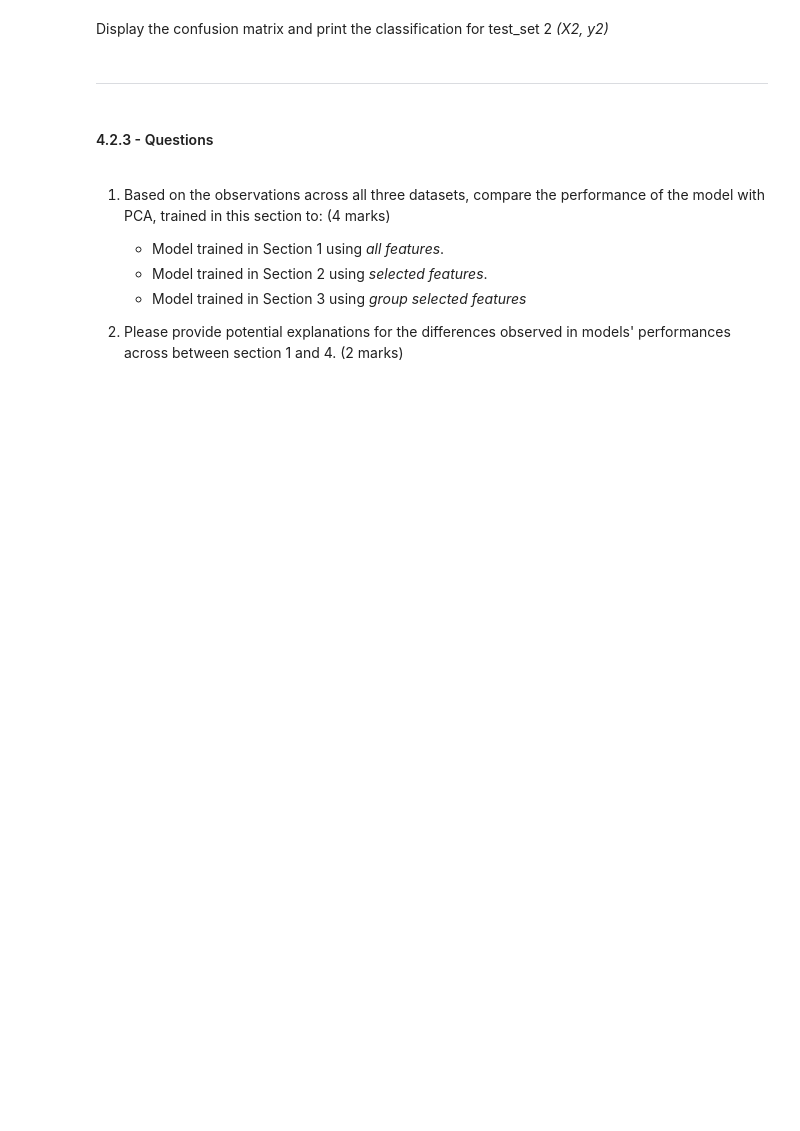
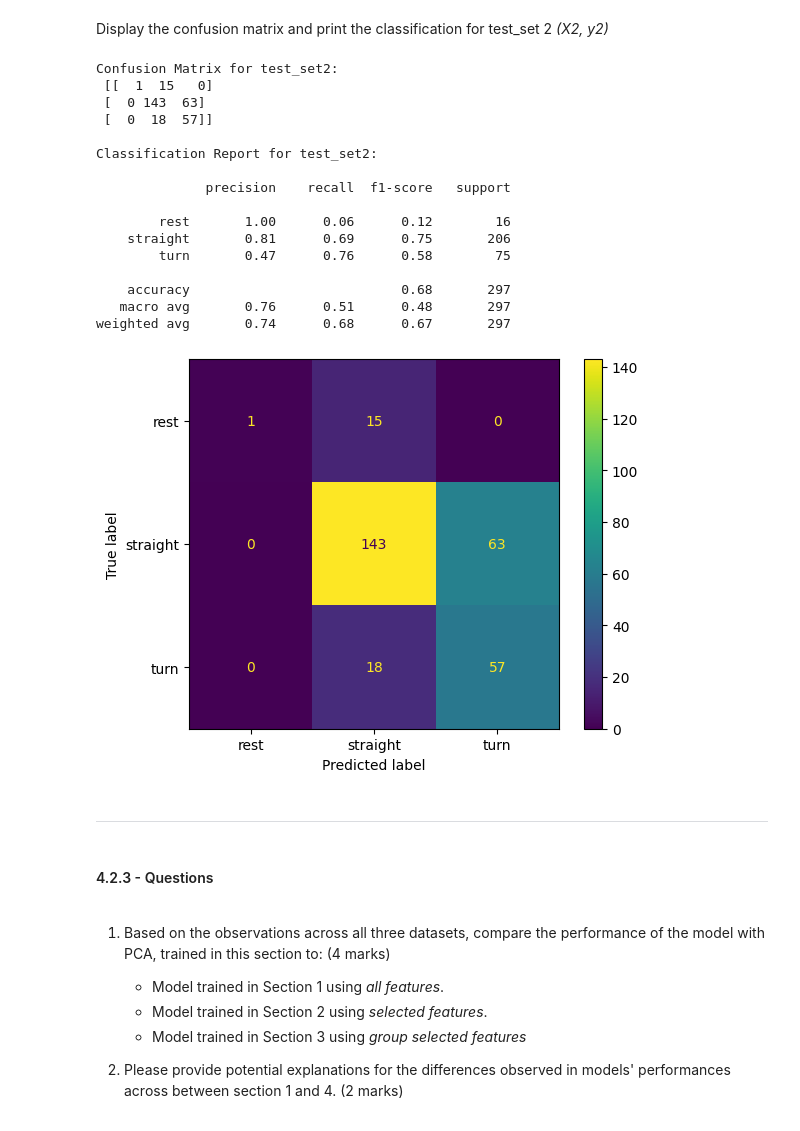
Before and after one commit to Urusha-Bajracharya3950/engg680_2024_fall, a Jupyter notebook: Lab_assignment4/Assignment 4.ipynb, the cells around one changed output. Drawn from its saved outputs; the diff is of its cells as text; code cells hidden in the pictures; blank space fills up the shorter version.

```diff
--- a/Lab_assignment4/Assignment 4.ipynb
+++ b/Lab_assignment4/Assignment 4.ipynb
@@ -1257,6 +1360,31 @@ ___
 Display the confusion matrix and print the classification for test_set 2 *(X2, y2)*
 # %%
 # TODO - Display confusion matrix and print classification report for (X2, y2)
+# %%
+y2_pred = grid.predict(X2)
+conf_matrix2 = confusion_matrix(y2, y2_pred)
+print("\nConfusion Matrix for test_set2:\n", conf_matrix2)
+ConfusionMatrixDisplay(confusion_matrix=conf_matrix2, display_labels=grid.classes_).plot()
+print("\nClassification Report for test_set2:\n")
+print(classification_report(y2, y2_pred))
+# %% [output]
+Confusion Matrix for test_set2:
+ [[  1  15   0]
+ [  0 143  63]
+ [  0  18  57]]
+
+Classification Report for test_set2:
+
+              precision    recall  f1-score   support
+
+        rest       1.00      0.06      0.12        16
+    straight       0.81      0.69      0.75       206
+        turn       0.47      0.76      0.58        75
+
+    accuracy                           0.68       297
+   macro avg       0.76      0.51      0.48       297
+weighted avg       0.74      0.68      0.67       297
+[figure, added]
 # %% [markdown]
 ___
 # %% [markdown]
```
Also changed, not shown: parts of 16 cells of this notebook.
